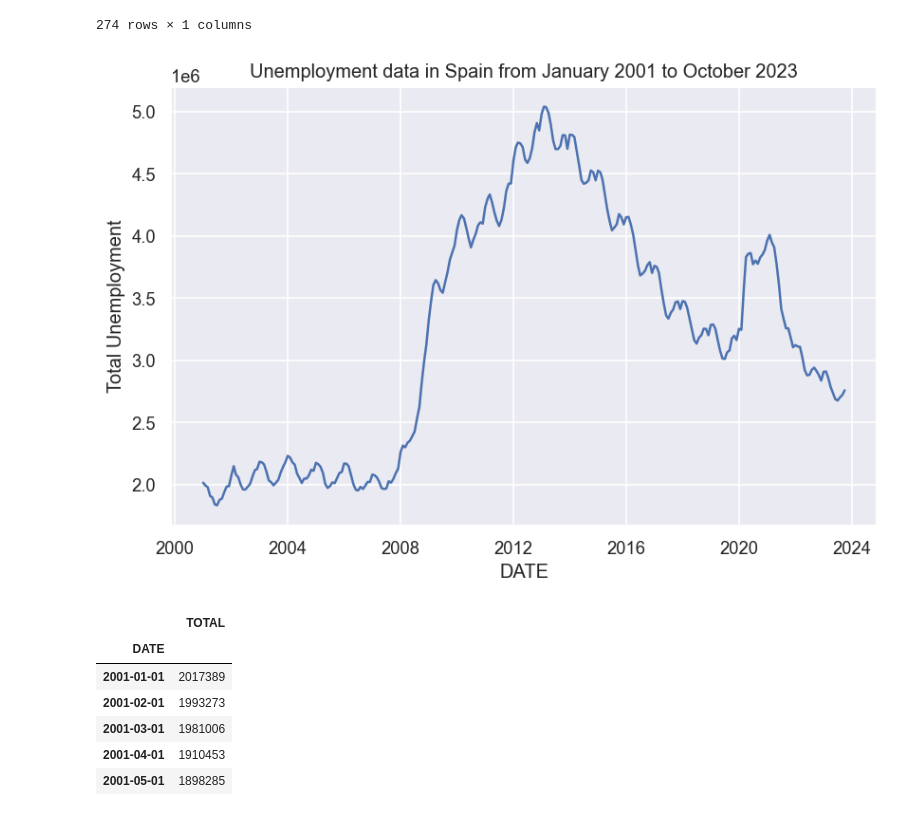
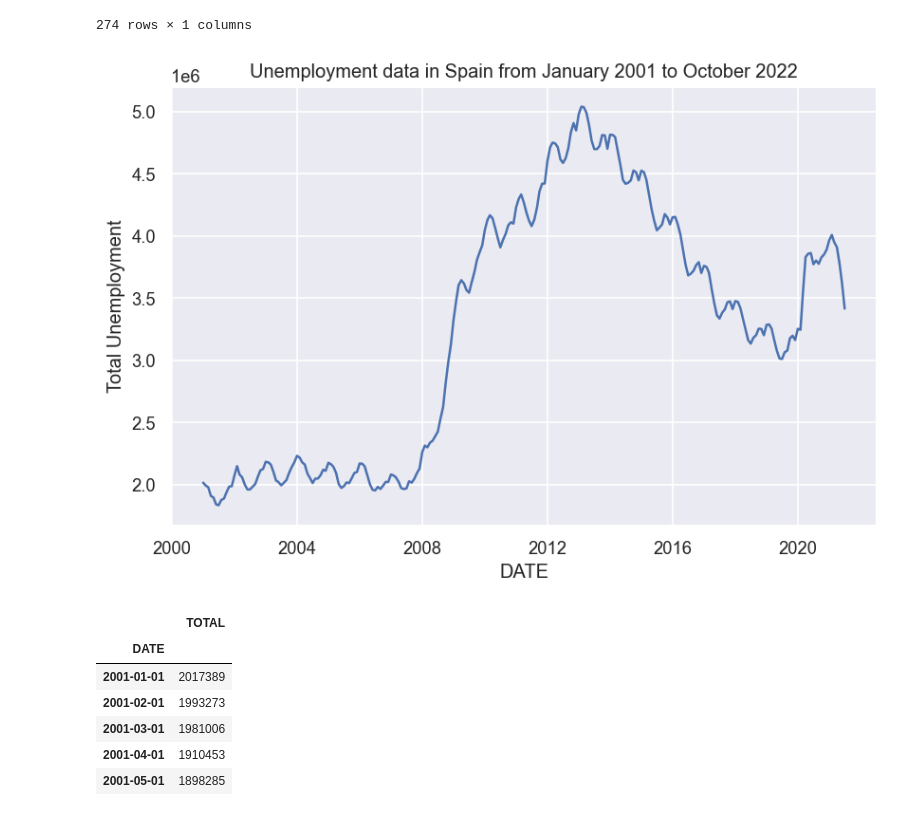
Before and after one commit to juanls1/Assignment2_ML, a Jupyter notebook: ML_Assignment2.ipynb, the cells around one changed output. Saved outputs shown, nothing was run; the diff lists cells and outputs as text; code cells hidden in the pictures.

```diff
--- a/ML_Assignment2.ipynb
+++ b/ML_Assignment2.ipynb
@@ -73,10 +73,14 @@ df
 # %%
 # Plotting a time series
 fig, ax = plt.subplots()
-ax.plot('TOTAL', data=df)
-ax.set(title='Unemployment data in Spain from January 2001 to October 2023', xlabel='DATE', ylabel='Total Unemployment')
+
+datos_filtrados = df[df.index < '2021-08-01']
+ax.plot('TOTAL', data=datos_filtrados)
+ax.set(title='Unemployment data in Spain from January 2001 to October 2022', xlabel='DATE', ylabel='Total Unemployment')
+
+
 plt.show()
 # %% [output]
-[figure, old version]
+[figure, new version]
 # %%
 y = df
```
Also changed, not shown: parts of 33 cells of this notebook.
